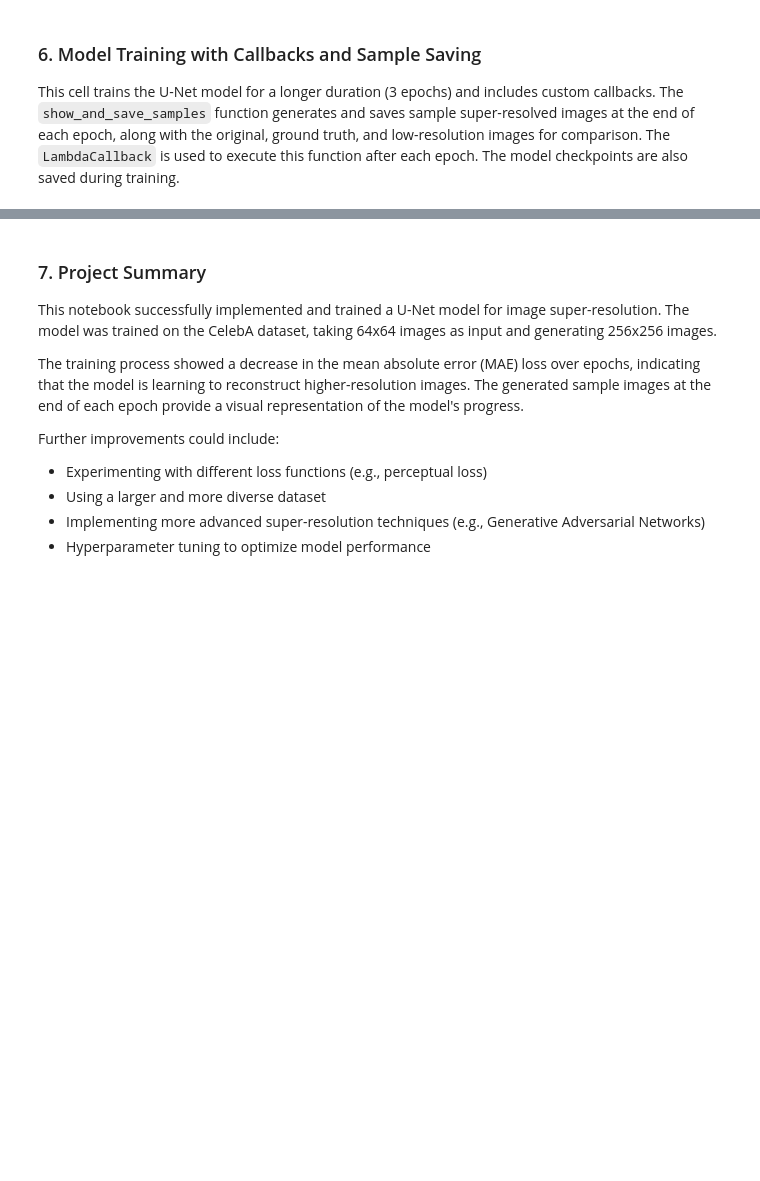
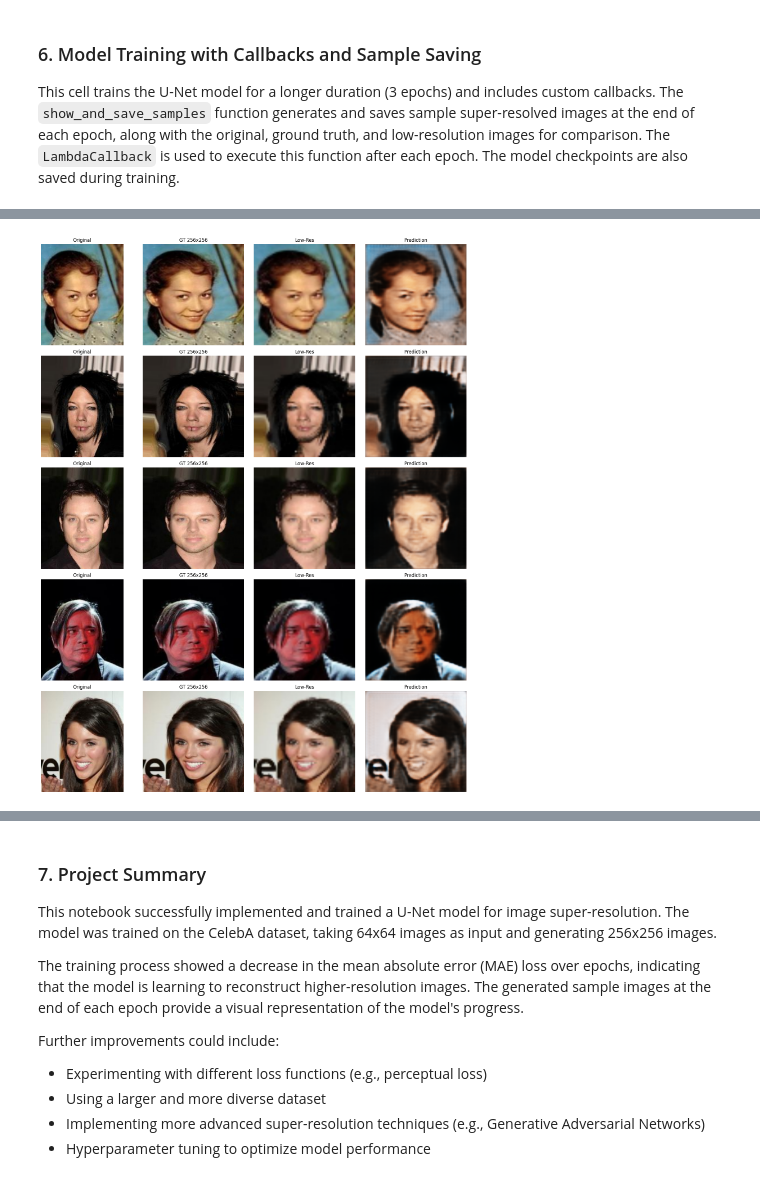
Before and after one commit to somsekhar799/21Days21Projects, a Jupyter notebook: Day_12_Assignment/12_Assignment.ipynb, the cells around one changed output, grey strips where cells are left out. Cells and saved outputs as stored; diff of their text form; code cells hidden in the pictures; blank space fills up the shorter version.

```diff
--- a/Day_12_Assignment/12_Assignment.ipynb
+++ b/Day_12_Assignment/12_Assignment.ipynb
@@ -141,10 +141,3 @@ Output shape: (None, 256, 256, 3)
 ### 4. Data Generator
 
 This cell defines a data generator function `datagen` that loads and preprocesses images from the CelebA dataset. It resizes the images to 256x256 as ground truth and to 64x64 as low-resolution input, and normalizes the pixel values. The generator yields batches of low-resolution and high-resolution image pairs for training.
-# %%
-import kagglehub
-
-# Download latest version
-path = kagglehub.dataset_download("jessicali9530/celeba-dataset")
-
-print("Path to dataset files:", path)
@@ -216,6 +206,7 @@ Epoch 5/5
 This cell trains the U-Net model for a longer duration (3 epochs) and includes custom callbacks. The `show_and_save_samples` function generates and saves sample super-resolved images at the end of each epoch, along with the original, ground truth, and low-resolution images for comparison. The `LambdaCallback` is used to execute this function after each epoch. The model checkpoints are also saved during training.
 # %%
 import os, cv2 as cv, numpy as np, matplotlib.pyplot as plt, tensorflow as tf
+from IPython.display import display, Image # Import display and Image
 
 def show_and_save_samples(model, imgs, base_dir, epoch, n=5, save_dir='./epoch_samples'):
     os.makedirs(save_dir, exist_ok=True)
@@ -226,12 +217,12 @@ def show_and_save_samples(model, imgs, base_dir, epoch, n=5, save_dir='./epoch_s
     for i, fname in enumerate(chosen):
         path = os.path.join(base_dir, fname)
         rgb = cv.cvtColor(cv.imread(path), cv.COLOR_BGR2RGB)
-        gt256 = cv.resize(rgb, (256,256)).astype('float32')/255
+        gt128 = cv.resize(rgb, (256,256)).astype('float32')/255
         img64 = cv.resize(rgb, (64,64)).astype('float32')/255
         pred  = model.predict(np.expand_dims(img64,0), verbose=0)[0]
         lowup = cv.resize((img64*255).astype(np.uint8),(256,256))
 
-        for ax, im, title in zip(axes[i],[rgb,gt256,lowup,pred],
+        for ax, im, title in zip(axes[i],[rgb,gt128,lowup,pred],
                                  ['Original','GT 256x256','Low-Res','Prediction']):
             ax.imshow(im); ax.set_title(title); ax.axis('off')
 
@@ -256,4 +247,16 @@ results = model.fit(
     epochs=3,
     callbacks=[show_cb],
     verbose=1)
+
+# Display the contents of the epoch_samples directory after training
+print("\nContents of the epoch_samples directory:")
+saved_images = os.listdir('./epoch_samples')
+for filename in saved_images:
+    print(filename)
+
+# Load and display one of the saved images using IPython.display
+if saved_images:
+    sample_image_path = os.path.join('./epoch_samples', saved_images[0])
+    print(f"\nDisplaying sample image: {saved_images[0]}")
+    display(Image(filename=sample_image_path))
 # %% [output]
@@ -260,0 +265 @@ Output hidden; open in https://colab.research.google.com to view.
+[figure, added]
```
Also changed, not shown: parts of 3 cells of this notebook.
